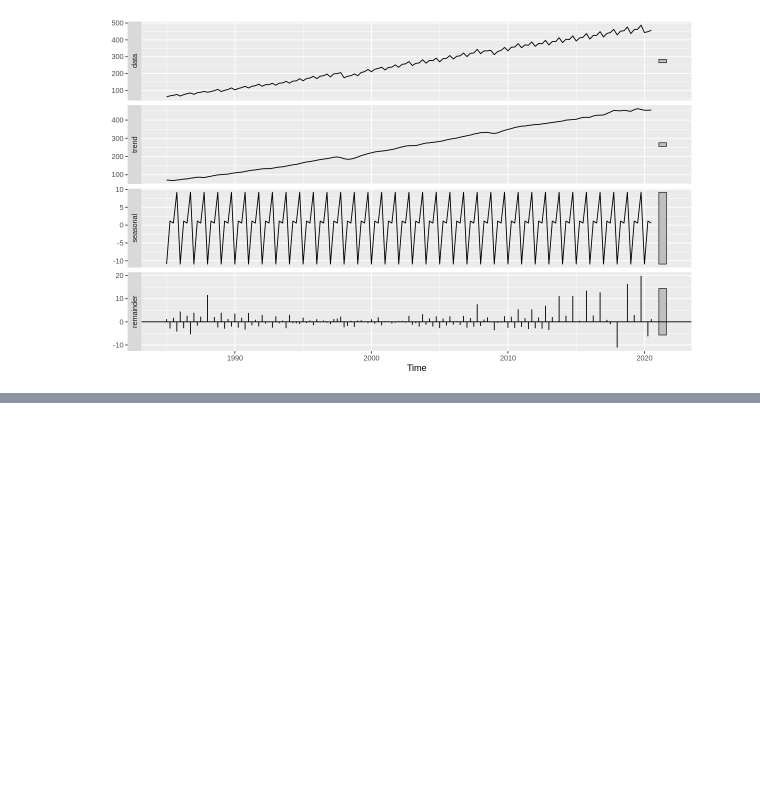
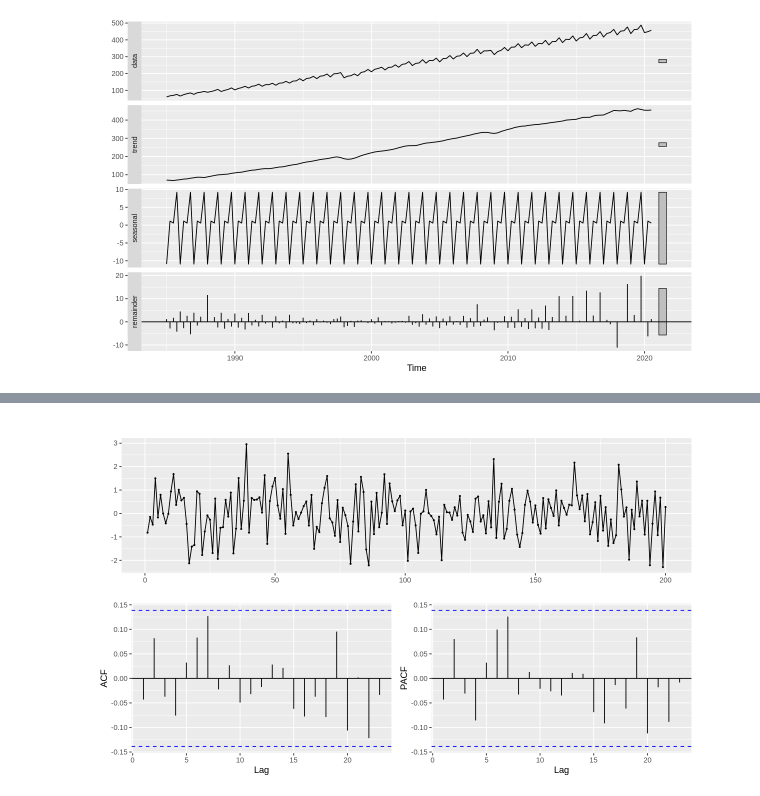
Before and after one commit to data-better/RBOK, a Jupyter notebook: RBOK.ipynb, the cells around one changed output, grey strips where cells are left out. Saved outputs shown, nothing was run; the diff lists cells and outputs as text; code cells hidden in the pictures; blank space fills up the shorter version.

```diff
--- a/RBOK.ipynb
+++ b/RBOK.ipynb
@@ -247,0 +295,4 @@ GDP %>%
+# %%
+rnorm(200) %>% ggtsdisplay(main="")
+# %% [output]
+[figure, added]
```
Also changed, not shown: parts of 32 cells of this notebook.
